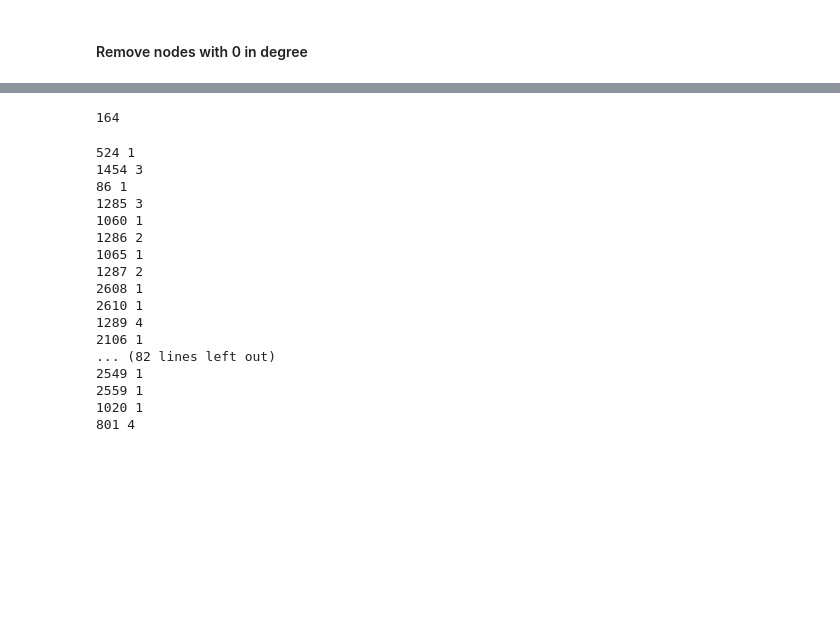
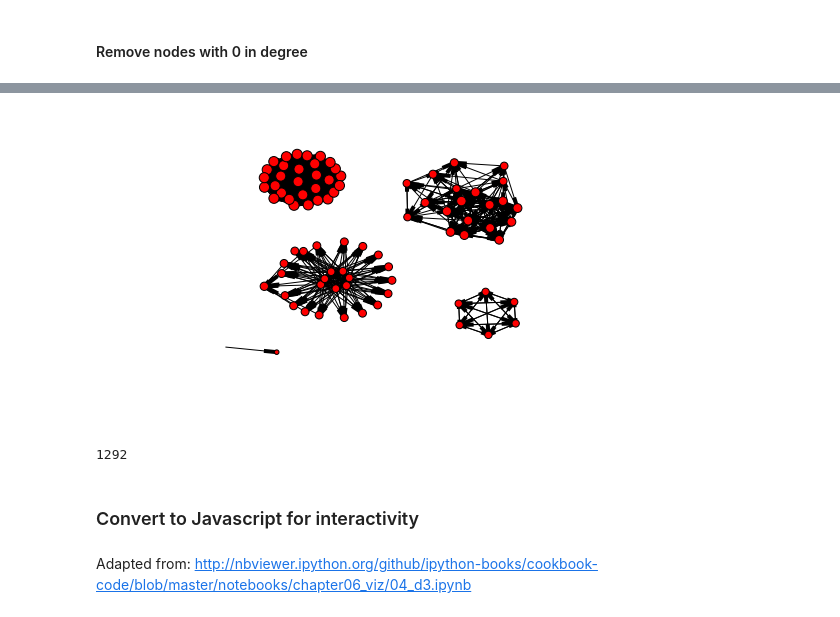
Before and after one commit to mitliagkas/graphs, a Jupyter notebook: Graph Cache Scratch.ipynb, the cells around one changed output, grey strips where cells are left out. Saved outputs shown, nothing was run; the diff lists cells and outputs as text; code cells hidden in the pictures; blank space fills up the shorter version.

Commit message:
First steps to Javascript visualization

```diff
--- a/Graph Cache Scratch.ipynb
+++ b/Graph Cache Scratch.ipynb
@@ -12,9 +12,9 @@ for line in data:
     i=int(ijstr[0])
     j=int(ijstr[1])
 
-    if i>3000:
+    if i>10000:
         break
-    if j>3000:
+    if j>10000:
         continue
     G.add_edge(i,j)
 # %%
@@ -48,4 +37,0 @@ nx.draw_spring(G2)
-# %%
-print G2.size()
-# %% [output]
-164
@@ -52,21 +40,19 @@ print G2.size()
 # %%
-for (node, ind) in G2.in_degree_iter():
-    print node, ind
+for (node, indeg) in G2.in_degree_iter():
+        if indeg<5:
+            G2.remove_node(node)
-# %% [output]
-524 1
-1454 3
-86 1
-1285 3
-1060 1
-1286 2
-1065 1
-1287 2
-2608 1
-2610 1
-1289 4
-2106 1
-... (82 lines left out)
-2549 1
-2559 1
-1020 1
-801 4
+# %%
+d = G2.in_degree()
+# %%
+nx.draw_graphviz(G2,nodelist=d.keys(), node_size=[log(v+1) * 30 for v in d.values()])
+# %% [output]
+[figure, added]
+# %%
+G2.size()
+# %% [output]
+1292
+# %% [markdown]
+### Convert to Javascript for interactivity
+# %% [markdown]
+Adapted from:
+http://nbviewer.ipython.org/github/ipython-books/cookbook-code/blob/master/notebooks/chapter06_viz/04_d3.ipynb
```
Also changed, not shown: parts of 9 cells of this notebook.
